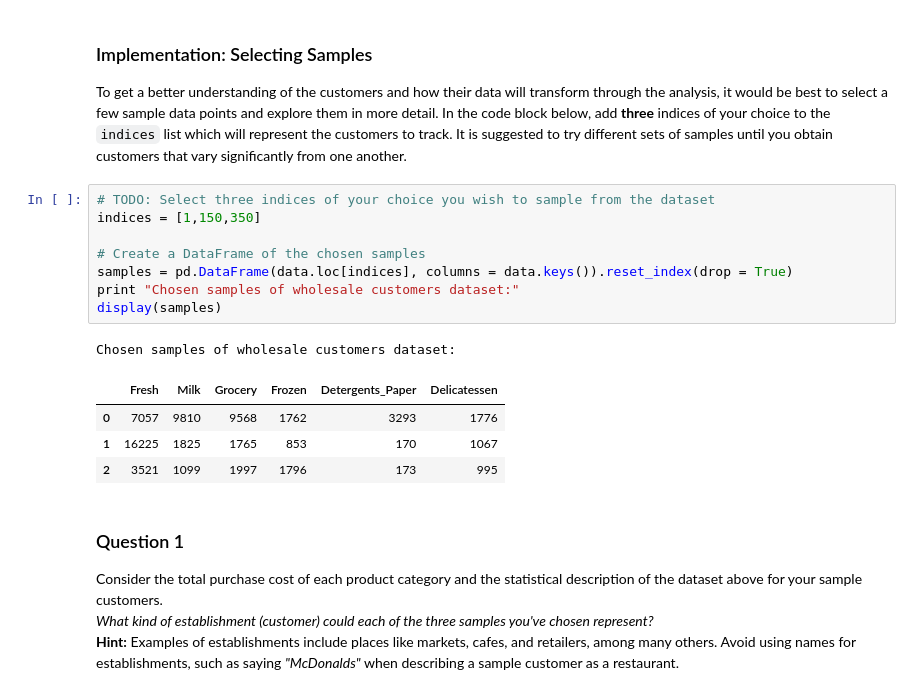
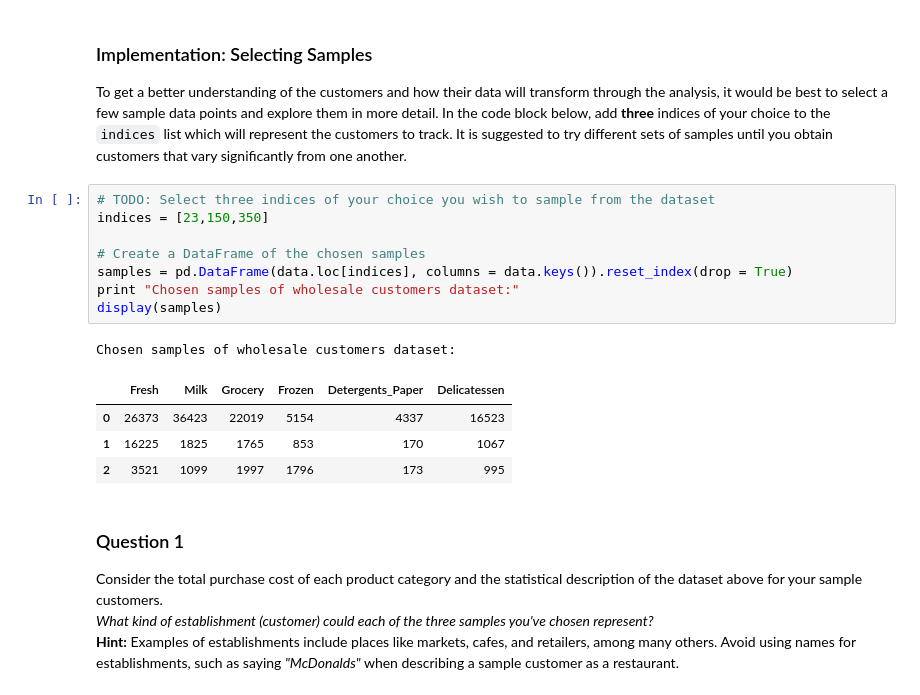
Before and after one commit to prad2807/Udacity, a Jupyter notebook: Udacity/machine-learning-master/projects/customer_segments/customer_segments.ipynb, the cells around one changed output. Cells and saved outputs as stored; diff of their text form.

```diff
--- a/Udacity/machine-learning-master/projects/customer_segments/customer_segments.ipynb
+++ b/Udacity/machine-learning-master/projects/customer_segments/customer_segments.ipynb
@@ -60,16 +64,16 @@ display(data.describe())
 To get a better understanding of the customers and how their data will transform through the analysis, it would be best to select a few sample data points and explore them in more detail. In the code block below, add **three** indices of your choice to the `indices` list which will represent the customers to track. It is suggested to try different sets of samples until you obtain customers that vary significantly from one another.
 # %%
 # TODO: Select three indices of your choice you wish to sample from the dataset
-indices = [1,150,350]
+indices = [23,150,350]
 
 # Create a DataFrame of the chosen samples
 samples = pd.DataFrame(data.loc[indices], columns = data.keys()).reset_index(drop = True)
 print "Chosen samples of wholesale customers dataset:"
 display(samples)
 # %% [output]
 Chosen samples of wholesale customers dataset:
 |  | Fresh | Milk | Grocery | Frozen | Detergents_Paper | Delicatessen |
-| 0 | 7057 | 9810 | 9568 | 1762 | 3293 | 1776 |
+| 0 | 26373 | 36423 | 22019 | 5154 | 4337 | 16523 |
 | 1 | 16225 | 1825 | 1765 | 853 | 170 | 1067 |
 | 2 | 3521 | 1099 | 1997 | 1796 | 173 | 995 |
 # %% [markdown]
```
Also changed, not shown: parts of 11 cells of this notebook.
